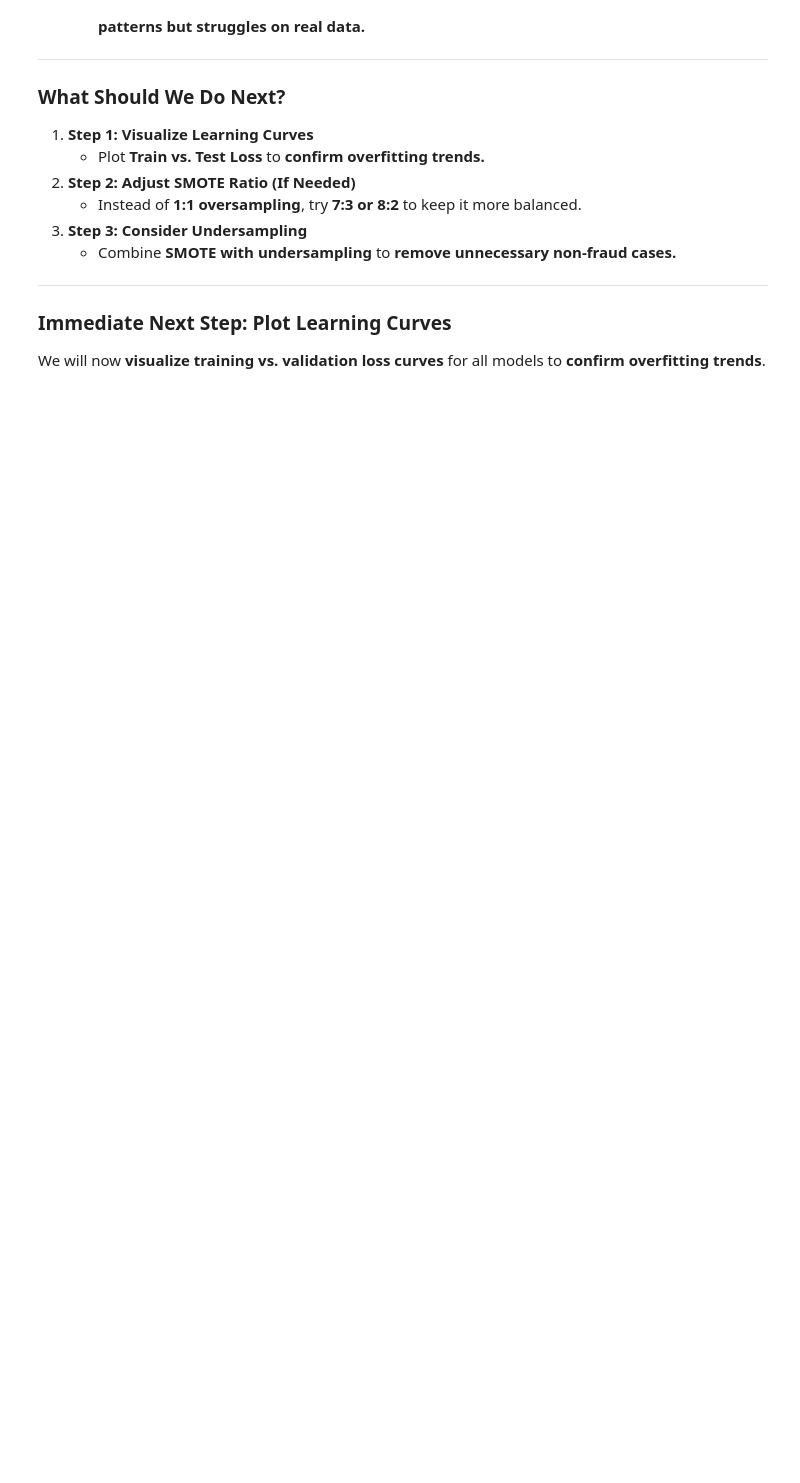
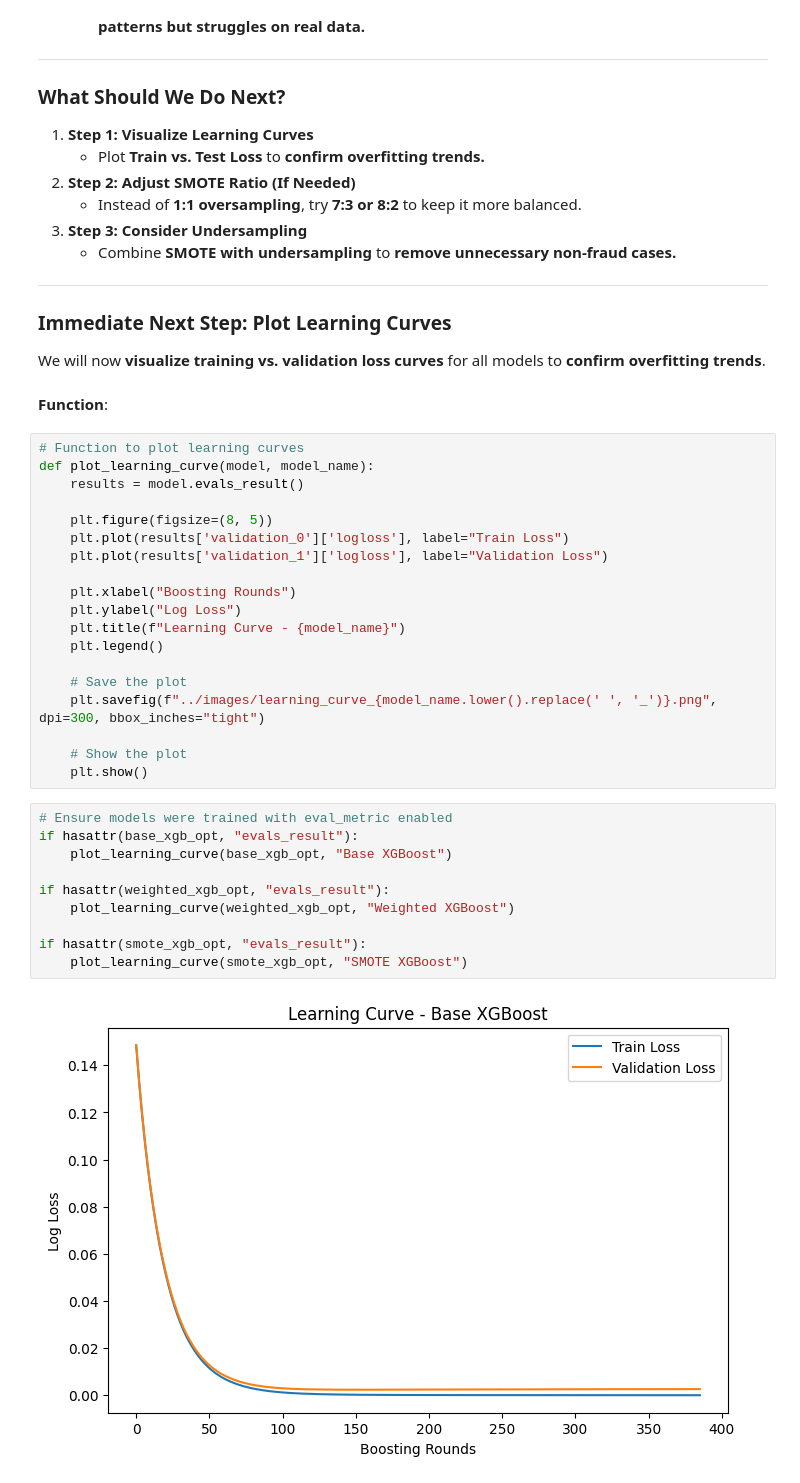
Before and after one commit to otuemre/FraudDetectAI, a Jupyter notebook: src/notebooks/05_Overfitting_Analysis.ipynb, the cells around one changed output. Drawn from its saved outputs; the diff is of its cells as text; blank space fills up the shorter version.

Commit message:
Draw learning curves of models and confirm the overfitting

```diff
--- a/src/notebooks/05_Overfitting_Analysis.ipynb
+++ b/src/notebooks/05_Overfitting_Analysis.ipynb
@@ -204,3 +198,36 @@ After evaluating model performance on **both training and test sets**, we found
 
 ### **Immediate Next Step: Plot Learning Curves**
 We will now **visualize training vs. validation loss curves** for all models to **confirm overfitting trends**.
+# %% [markdown]
+**Function**:
+# %%
+# Function to plot learning curves
+def plot_learning_curve(model, model_name):
+    results = model.evals_result()
+
+    plt.figure(figsize=(8, 5))
+    plt.plot(results['validation_0']['logloss'], label="Train Loss")
+    plt.plot(results['validation_1']['logloss'], label="Validation Loss")
+
+    plt.xlabel("Boosting Rounds")
+    plt.ylabel("Log Loss")
+    plt.title(f"Learning Curve - {model_name}")
+    plt.legend()
+
+    # Save the plot
+    plt.savefig(f"../images/learning_curve_{model_name.lower().replace(' ', '_')}.png", dpi=300, bbox_inches="tight")
+
+    # Show the plot
+    plt.show()
+# %%
+# Ensure models were trained with eval_metric enabled
+if hasattr(base_xgb_opt, "evals_result"):
+    plot_learning_curve(base_xgb_opt, "Base XGBoost")
+
+if hasattr(weighted_xgb_opt, "evals_result"):
+    plot_learning_curve(weighted_xgb_opt, "Weighted XGBoost")
+
+if hasattr(smote_xgb_opt, "evals_result"):
+    plot_learning_curve(smote_xgb_opt, "SMOTE XGBoost")
+# %% [output]
+[figure, added]
```
Also changed, not shown: parts of 4 cells of this notebook, 3 other files.
